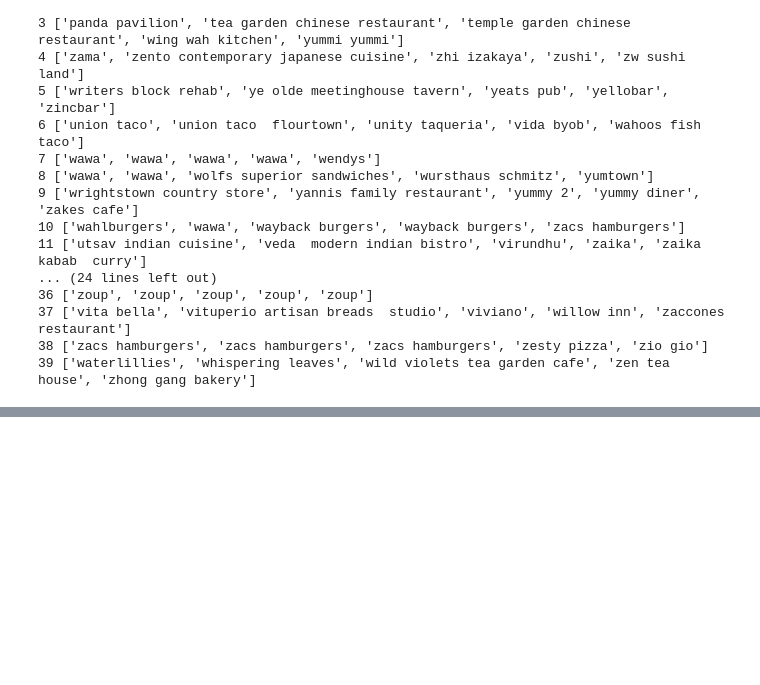
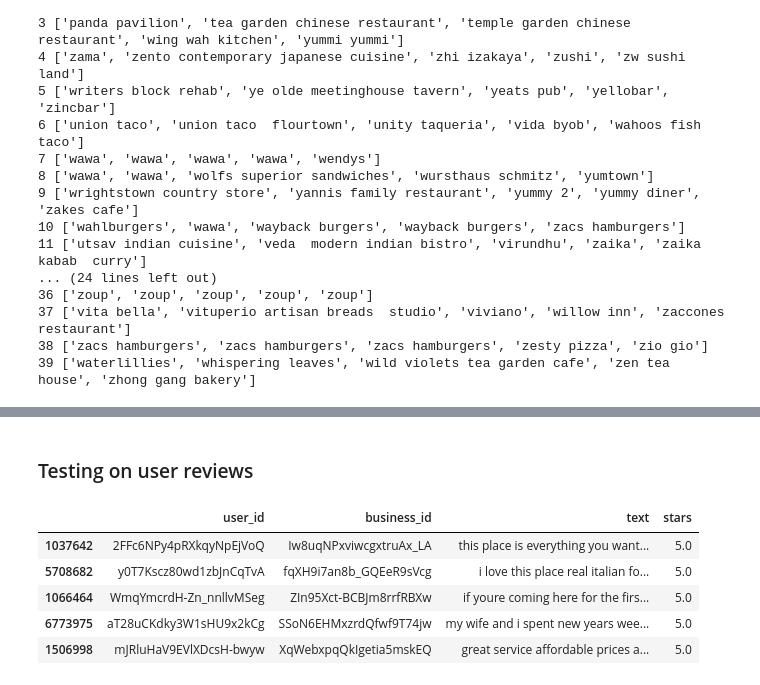
Before and after one commit to crredding/YelpDataset, a Jupyter notebook: RestaurantRecommender.ipynb, the cells around one changed output, grey strips where cells are left out. Cells and saved outputs as stored; diff of their text form; code cells hidden in the pictures; blank space fills up the shorter version.

```diff
--- a/RestaurantRecommender.ipynb
+++ b/RestaurantRecommender.ipynb
@@ -240,0 +263,13 @@ for key, value in sorted(top_restaurants.items()):
+# %% [markdown]
+### Testing on user reviews
+# %%
+five_star_reviews = PA_reviews[PA_reviews['stars'] == 5]
+sample_reviews = five_star_reviews.sample(5)
+sample_reviews
+# %% [output]
+|  | user_id | business_id | text | stars |
+| 1037642 | 2FFc6NPy4pRXkqyNpEjVoQ | Iw8uqNPxviwcgxtruAx_LA | this place is everything you want... | 5.0 |
+| 5708682 | y0T7Kscz80wd1zbJnCqTvA | fqXH9i7an8b_GQEeR9sVcg | i love this place real italian fo... | 5.0 |
+| 1066464 | WmqYmcrdH-Zn_nnllvMSeg | ZIn95Xct-BCBJm8rrfRBXw | if youre coming here for the firs... | 5.0 |
+| 6773975 | aT28uCKdky3W1sHU9x2kCg | SSoN6EHMxzrdQfwf9T74jw | my wife and i spent new years wee... | 5.0 |
+| 1506998 | mJRluHaV9EVlXDcsH-bwyw | XqWebxpqQkIgetia5mskEQ | great service affordable prices a... | 5.0 |
```
Also changed, not shown: parts of 13 cells of this notebook.
